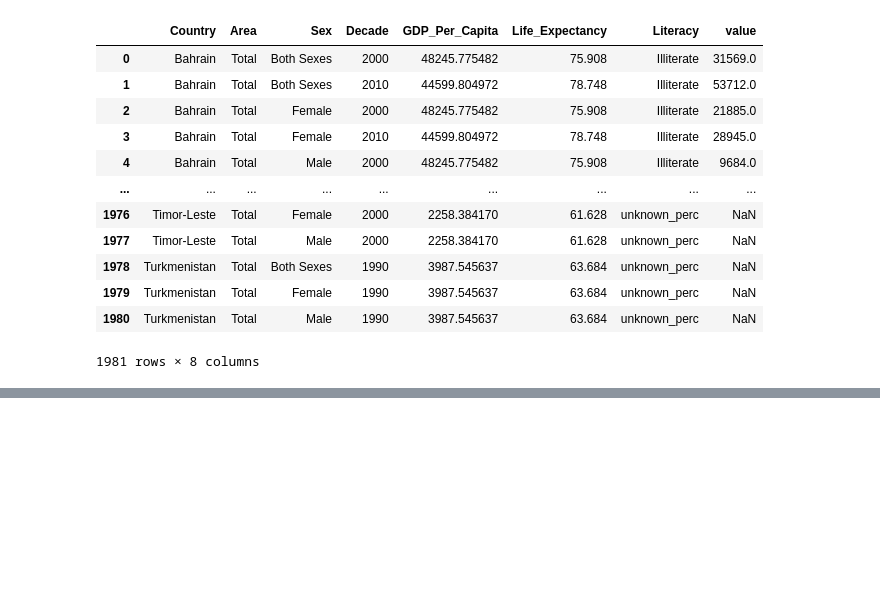
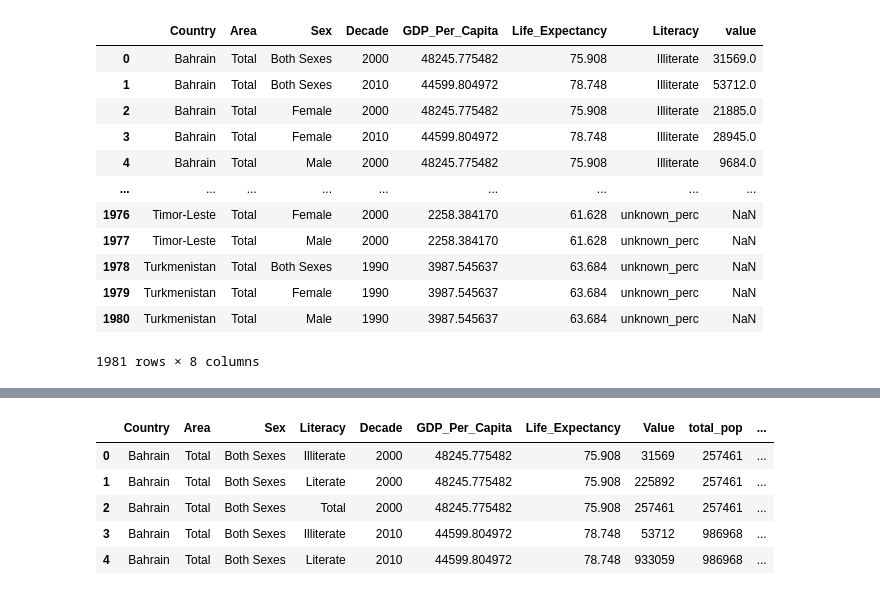
Before and after one commit to nss-data-science-cohort-7/un-exploration-tfwhitesell, a Jupyter notebook: notebooks/un_solo.ipynb, the cells around one changed output, grey strips where cells are left out. Cells and saved outputs as stored; diff of their text form; code cells hidden in the pictures; blank space fills up the shorter version.

```diff
--- a/notebooks/un_solo.ipynb
+++ b/notebooks/un_solo.ipynb
@@ -397,0 +400,2 @@ pd.melt(asia_wide, id_vars = ['Country', 'Area', 'Sex', 'Decade', 'GDP_Per_Capit
+# %%
+asia_group_total = asia_group.loc[asia_group.Literacy == 'Total'].drop(['Literacy', 'GDP_Per_Capita', 'Life_Expectancy'], axis = 1).rename({'Value': 'total_pop'}, axis = 1)
@@ -397,0 +411,13 @@ pd.melt(asia_wide, id_vars = ['Country', 'Area', 'Sex', 'Decade', 'GDP_Per_Capit
+# %%
+asia_pop = pd.merge(asia_group, asia_group_total, on = ['Country', 'Area', 'Sex', 'Decade'])
+# %%
+asia_pop['pop_perc'] = 100 * asia_pop['Value'] / asia_pop['total_pop']
+# %%
+asia_pop.head()
+# %% [output]
+|  | Country | Area | Sex | Literacy | Decade | GDP_Per_Capita | Life_Expectancy | Value | total_pop | ... |
+| 0 | Bahrain | Total | Both Sexes | Illiterate | 2000 | 48245.775482 | 75.908 | 31569 | 257461 | ... |
+| 1 | Bahrain | Total | Both Sexes | Literate | 2000 | 48245.775482 | 75.908 | 225892 | 257461 | ... |
+| 2 | Bahrain | Total | Both Sexes | Total | 2000 | 48245.775482 | 75.908 | 257461 | 257461 | ... |
+| 3 | Bahrain | Total | Both Sexes | Illiterate | 2010 | 44599.804972 | 78.748 | 53712 | 986968 | ... |
+| 4 | Bahrain | Total | Both Sexes | Literate | 2010 | 44599.804972 | 78.748 | 933059 | 986968 | ... |
```
Also changed, not shown: parts of 3 cells of this notebook, 3 other files.
